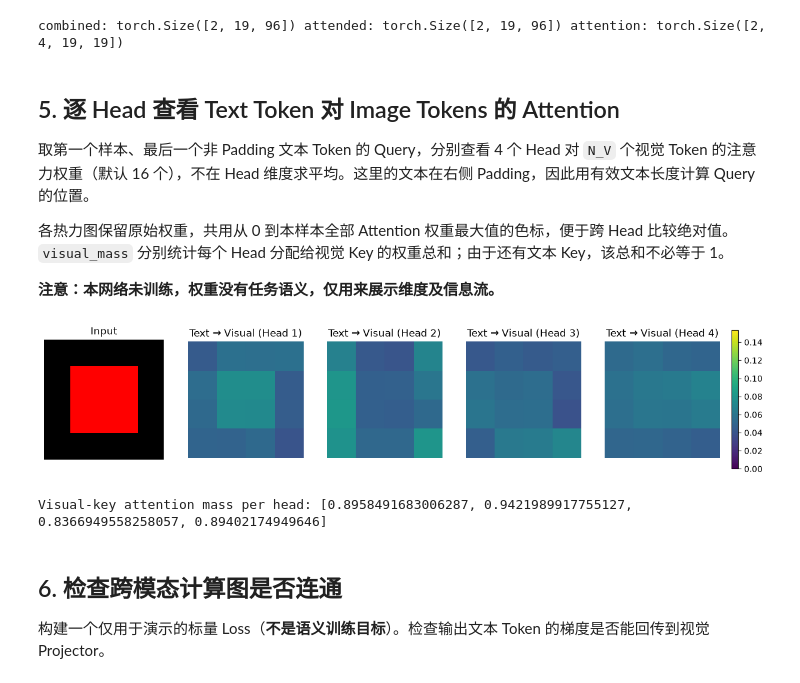
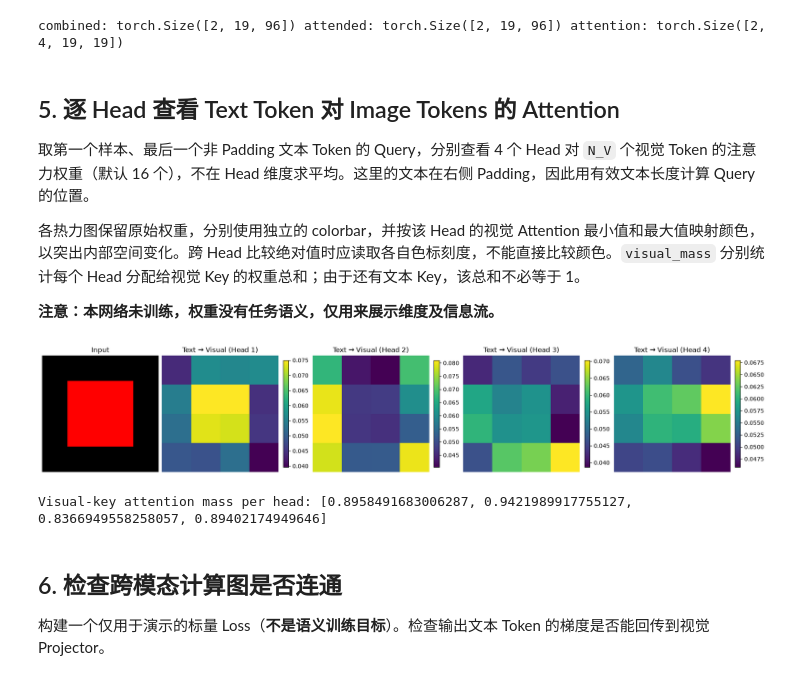
Before and after one commit to Maple-Ze/Transformer-to-VLA, a Jupyter notebook: 03_Vision_Transformers/02_Visual_Token_Projection.ipynb, the cells around one changed output. Saved outputs shown, nothing was run; the diff lists cells and outputs as text; code cells hidden in the pictures.

Commit message:
Use independent colorbars for visual attention heads

```diff
--- a/03_Vision_Transformers/02_Visual_Token_Projection.ipynb
+++ b/03_Vision_Transformers/02_Visual_Token_Projection.ipynb
@@ -155,29 +155,29 @@ combined: torch.Size([2, 19, 96]) attended: torch.Size([2, 19, 96]) attention: t
 
 取第一个样本、最后一个非 Padding 文本 Token 的 Query，分别查看 4 个 Head 对 `N_V` 个视觉 Token 的注意力权重（默认 16 个），不在 Head 维度求平均。这里的文本在右侧 Padding，因此用有效文本长度计算 Query 的位置。
 
-各热力图保留原始权重，共用从 0 到本样本全部 Attention 权重最大值的色标，便于跨 Head 比较绝对值。`visual_mass` 分别统计每个 Head 分配给视觉 Key 的权重总和；由于还有文本 Key，该总和不必等于 1。
+各热力图保留原始权重，分别使用独立的 colorbar，并按该 Head 的视觉 Attention 最小值和最大值映射颜色，以突出内部空间变化。跨 Head 比较绝对值时应读取各自色标刻度，不能直接比较颜色。`visual_mass` 分别统计每个 Head 分配给视觉 Key 的权重总和；由于还有文本 Key，该总和不必等于 1。
 
 **注意：本网络未训练，权重没有任务语义，仅用来展示维度及信息流。**
 # %%
 w = weights.detach().cpu()[0]  # (4, 19, 19)
 text_length = int(text_ids[0].ne(vocab['<pad>']).sum())  # right-padded text
 last_text_idx = N_V + text_length - 1
 grid_size = vision_encoder.grid_size
 visual_attention = w[:, last_text_idx, :N_V].reshape(4, grid_size, grid_size).numpy()
 
-fig, axs = plt.subplots(1, 5, figsize=(15, 3))
+fig, axs = plt.subplots(1, 5, figsize=(18, 3.5), constrained_layout=True)
 axs[0].imshow(images[0].permute(1, 2, 0)); axs[0].set_title('Input')
 for h in range(4):
-    im = axs[h+1].imshow(visual_attention[h], cmap='viridis', vmin=0, vmax=w.max().item())
+    im = axs[h+1].imshow(visual_attention[h], cmap='viridis')
     axs[h+1].set_title(f'Text → Visual (Head {h+1})')
+    fig.colorbar(im, ax=axs[h+1], fraction=0.046, pad=0.04)
 for a in axs: a.axis('off')
-fig.colorbar(im, ax=axs[1:], fraction=0.015, pad=0.02)
 plt.show()
 
 visual_mass = w[:, last_text_idx, :N_V].sum(-1)
 print('Visual-key attention mass per head:', visual_mass.tolist())
 # %% [output]
-[figure, old version]
+[figure, new version]
 Visual-key attention mass per head: [0.8958491683006287, 0.9421989917755127, 0.8366949558258057, 0.89402174949646]
 # %% [markdown]
 ## 6. 检查跨模态计算图是否连通
```
